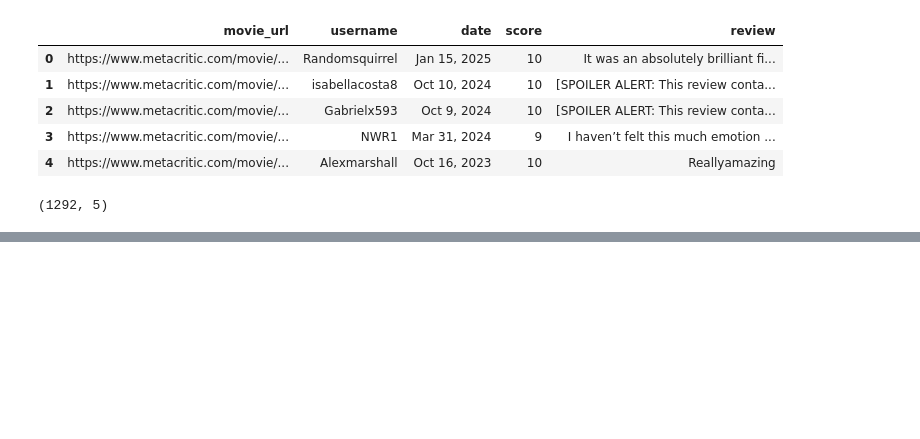
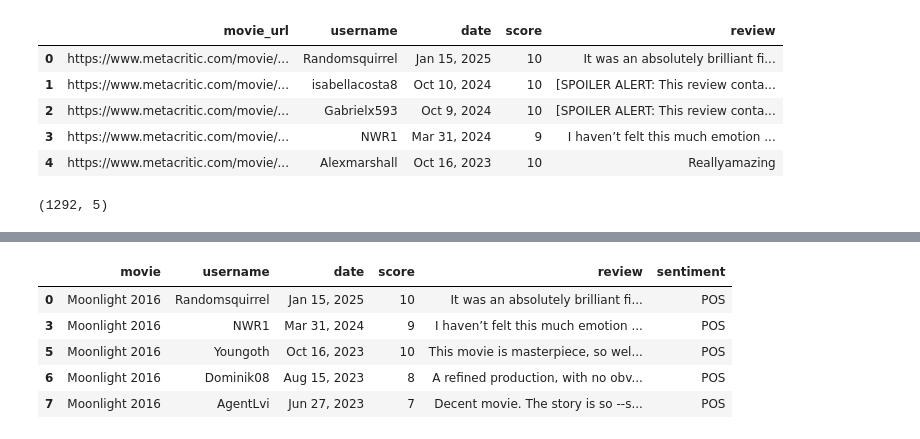
Before and after one commit to jugarbus/Proyecto_NLP, a Jupyter notebook: proyecto_NLP.ipynb, the cells around one changed output, grey strips where cells are left out. Cells and saved outputs as stored; diff of their text form; code cells hidden in the pictures; blank space fills up the shorter version.

```diff
--- a/proyecto_NLP.ipynb
+++ b/proyecto_NLP.ipynb
@@ -417,0 +391,8 @@ plt.show()
+# %%
+# Aplicar la extracción y transformación del nombre de la película a la columna "movie_url"
+df['movie_url'] = df['movie_url'].apply(lambda x: re.search(r'/movie/([^/]+)', x).group(1).replace('-', ' ').title())
+
+# Renombrar la columna "movie_url" a "movie"
+df = df.rename(columns={"movie_url": "movie"})
+
+df.head(5)
@@ -417,0 +406,21 @@ plt.show()
+# %%
+# Función para manejar excepciones y textos vacíos
+def safe_detect(text):
+    try:
+        if text.strip():  # Asegurarse de que el texto no esté vacío
+            return detect(text)
+        else:
+            return None  # Si el texto está vacío, devuelve None
+    except LangDetectException:
+        return None  # Si no puede detectar el idioma, devuelve None
+
+# Eliminar las filas donde la columna 'review' contiene "SPOILER ALERT" y crear la columna 'sentiment' basada en la columna 'score'
+df = (df[~df['review'].str.contains("SPOILER ALERT", case=True, na=False)]
+              .assign(language = df['review'].apply(safe_detect)))
+
+# Filtrar el DataFrame para quedarse solo con las filas donde el idioma es 'en'
+df = df[df['language'] == 'en']
+
+df = df.drop('language', axis = 1)
+
+df.head(5)
@@ -417,0 +434,11 @@ plt.show()
+# %%
+df['sentiment'] = df['score'].apply(lambda x: 'NEG' if x <= 3 else ('NEU' if 4 <= x <= 6 else 'POS'))
+
+df.head(5)
+# %% [output]
+|  | movie | username | date | score | review | sentiment |
+| 0 | Moonlight 2016 | Randomsquirrel | Jan 15, 2025 | 10 | It was an absolutely brilliant fi... | POS |
+| 3 | Moonlight 2016 | NWR1 | Mar 31, 2024 | 9 | I haven’t felt this much emotion ... | POS |
+| 5 | Moonlight 2016 | Youngoth | Oct 16, 2023 | 10 | This movie is masterpiece, so wel... | POS |
+| 6 | Moonlight 2016 | Dominik08 | Aug 15, 2023 | 8 | A refined production, with no obv... | POS |
+| 7 | Moonlight 2016 | AgentLvi | Jun 27, 2023 | 7 | Decent movie. The story is so --s... | POS |
```
Also changed, not shown: parts of 16 cells of this notebook, 1 other file.
